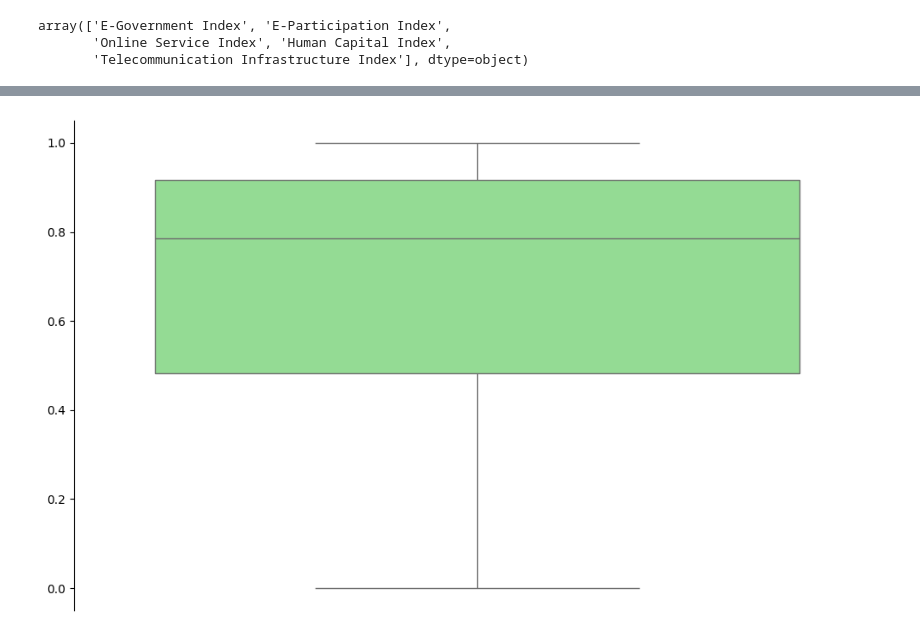
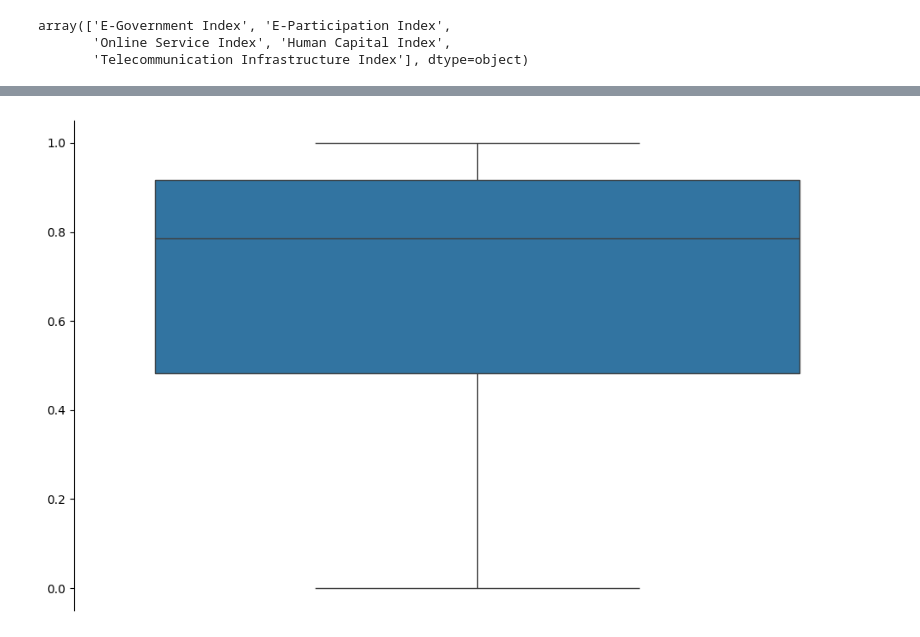
Before and after one commit to LazaroDamasceno/Dissertacao-Mestrado, a Jupyter notebook: eda/egdi/boxplot_edgi_global.ipynb, the cells around one changed output, grey strips where cells are left out. Saved outputs shown, nothing was run; the diff lists cells and outputs as text; code cells hidden in the pictures.

```diff
--- a/eda/egdi/boxplot_edgi_global.ipynb
+++ b/eda/egdi/boxplot_edgi_global.ipynb
@@ -135,13 +135,13 @@ plt.show()
 # %%
 fig, ax = plt.subplots(figsize=(10, 6))
 
-sns.boxplot(data=tci, x='Métrica', y='Escala', color='#88E788')
+sns.boxplot(data=tci, x='Métrica', y='Escala')
 
 ax.xaxis.set_visible(False)
 ax.set_ylabel('')
 sns.despine(bottom=True)
 plt.tight_layout()
 fig.savefig('C:/Users/lazar/Master-Dissertation/figuras/egdi/boxplot_tci_global.png')
 plt.show()
 # %% [output]
-[figure, old version]
+[figure, new version]
```
Also changed, not shown: parts of 4 cells of this notebook, 16 other files.
